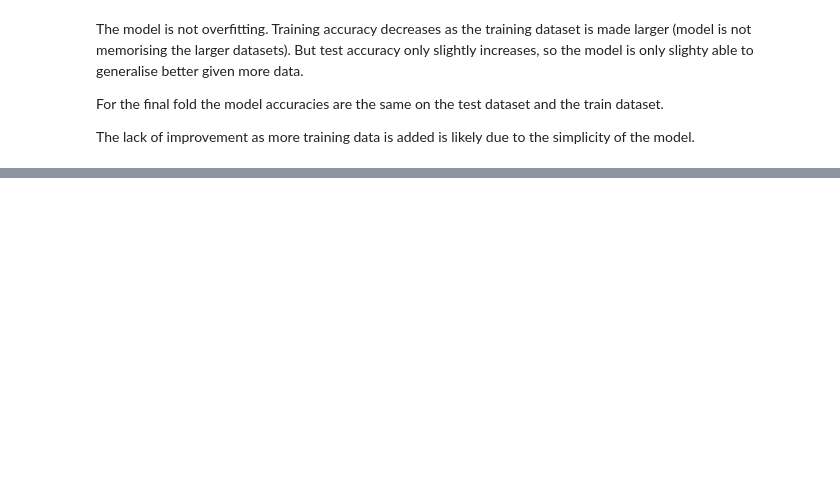
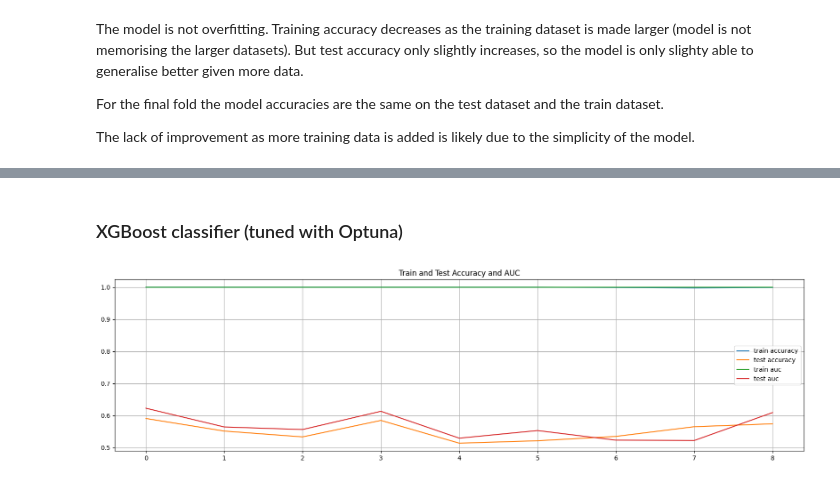
Before and after one commit to joshgowdyprog/GB-energy-trading, a Jupyter notebook: example_notebooks/example_notebook.ipynb, the cells around one changed output, grey strips where cells are left out. Cells and saved outputs as stored; diff of their text form; code cells hidden in the pictures; blank space fills up the shorter version.

```diff
--- a/example_notebooks/example_notebook.ipynb
+++ b/example_notebooks/example_notebook.ipynb
@@ -159,0 +186,7 @@ y_pred_proba_LR = log_reg.predict_proba(X_test)[:, 1]
+# %% [markdown]
+### XGBoost classifier (tuned with Optuna)
+# %%
+xgb_clf = XGBClassifier()
+plot_model_validation(cv_folds, xgb_clf)
+# %% [output]
+[figure, added]
```
Also changed, not shown: parts of 63 cells of this notebook, 26 other files.
